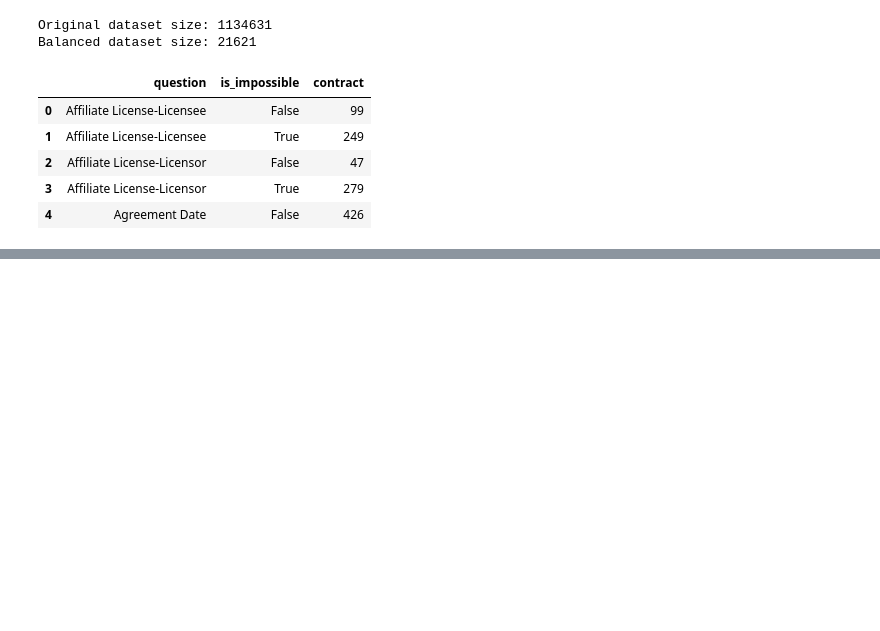
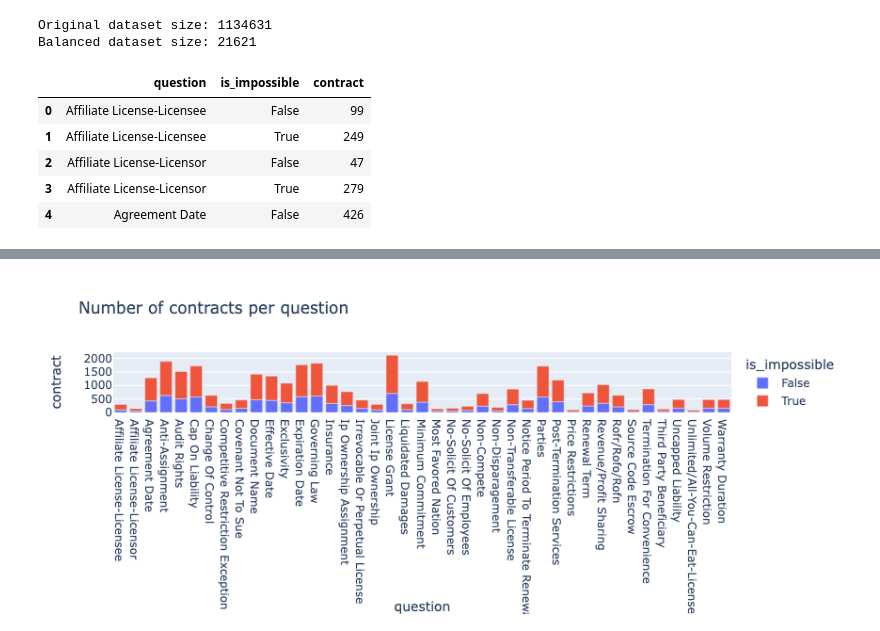
Before and after one commit to gustavhartz/transformers-legal-tasks, a Jupyter notebook: notebooks/Consistent Dataset - Features_Examples.ipynb, the cells around one changed output, grey strips where cells are left out. Cells and saved outputs as stored; diff of their text form; code cells hidden in the pictures; blank space fills up the shorter version.

Commit message:
Balanced dataset v2

```diff
--- a/notebooks/Consistent Dataset - Features_Examples.ipynb
+++ b/notebooks/Consistent Dataset - Features_Examples.ipynb
@@ -303,0 +362,16 @@ px.bar(df_g, x='question', y='contract', color='is_impossible', title='Number of
+# %%
+features_new2=[]
+for ele in tqdm(dataset_new_balanced):
+    input_ids,attention_masks,token_type_ids,start_positions,end_positions,cls_index,p_mask,is_impossible,feature_index = ele
+    features_new2.append(features_new[feature_index.item()])
+# %%
+data = []
+for feature in tqdm(features_new2):
+    contract,question = feature.qas_id.split('__')
+    data.append([contract, question, feature.is_impossible])
+# %%
+df = pd.DataFrame(data, columns=['contract', 'question','is_impossible'])
+# %%
+df_g = df.groupby(['question','is_impossible']).count()
+df_g = df_g.reset_index()
+df_g.head(5)
@@ -303,0 +385,4 @@ px.bar(df_g, x='question', y='contract', color='is_impossible', title='Number of
+# %%
+px.bar(df_g, x='question', y='contract', color='is_impossible', title='Number of contracts per question')
+# %% [output]
+[figure, added]
```
Also changed, not shown: parts of 8 cells of this notebook.
